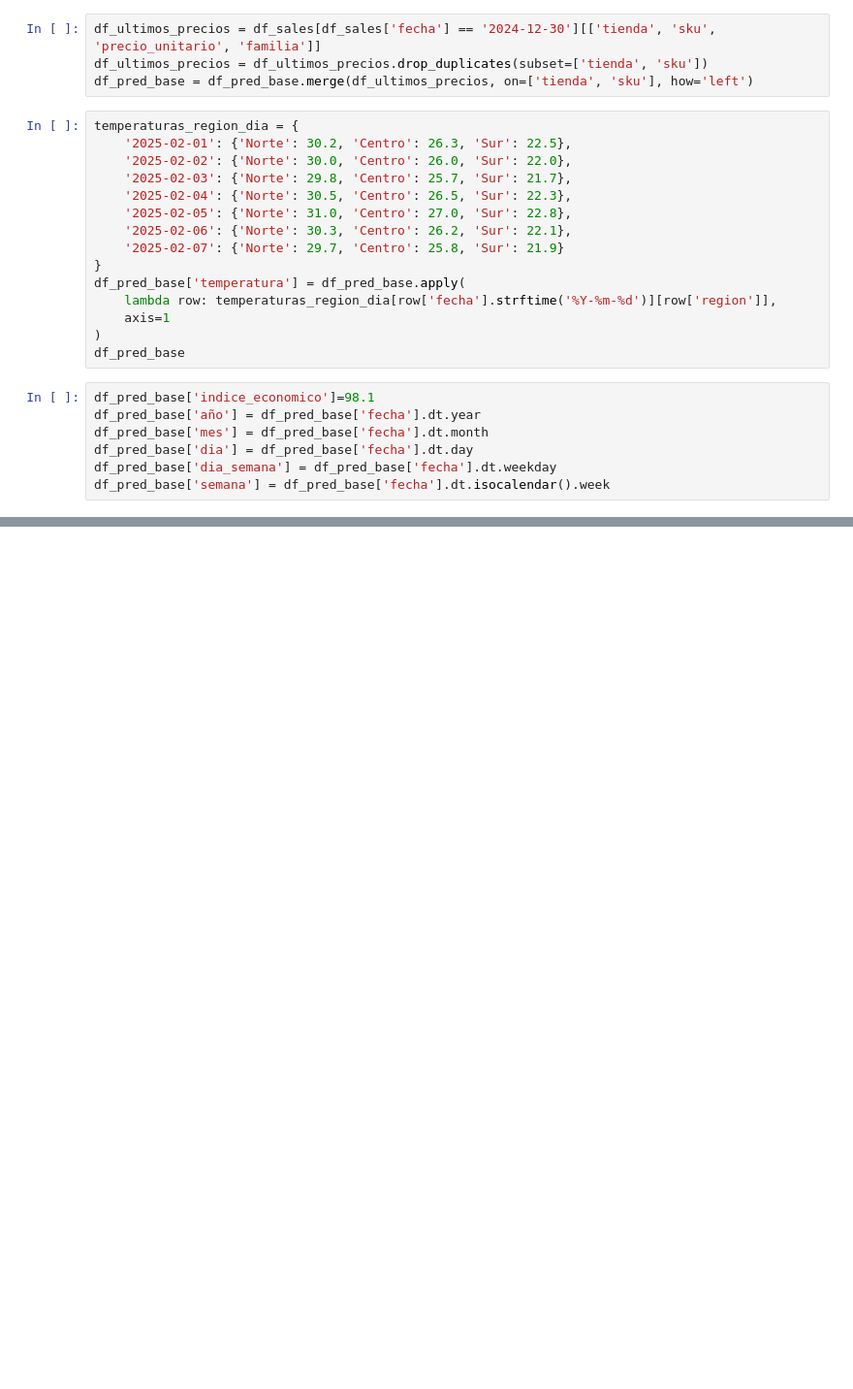
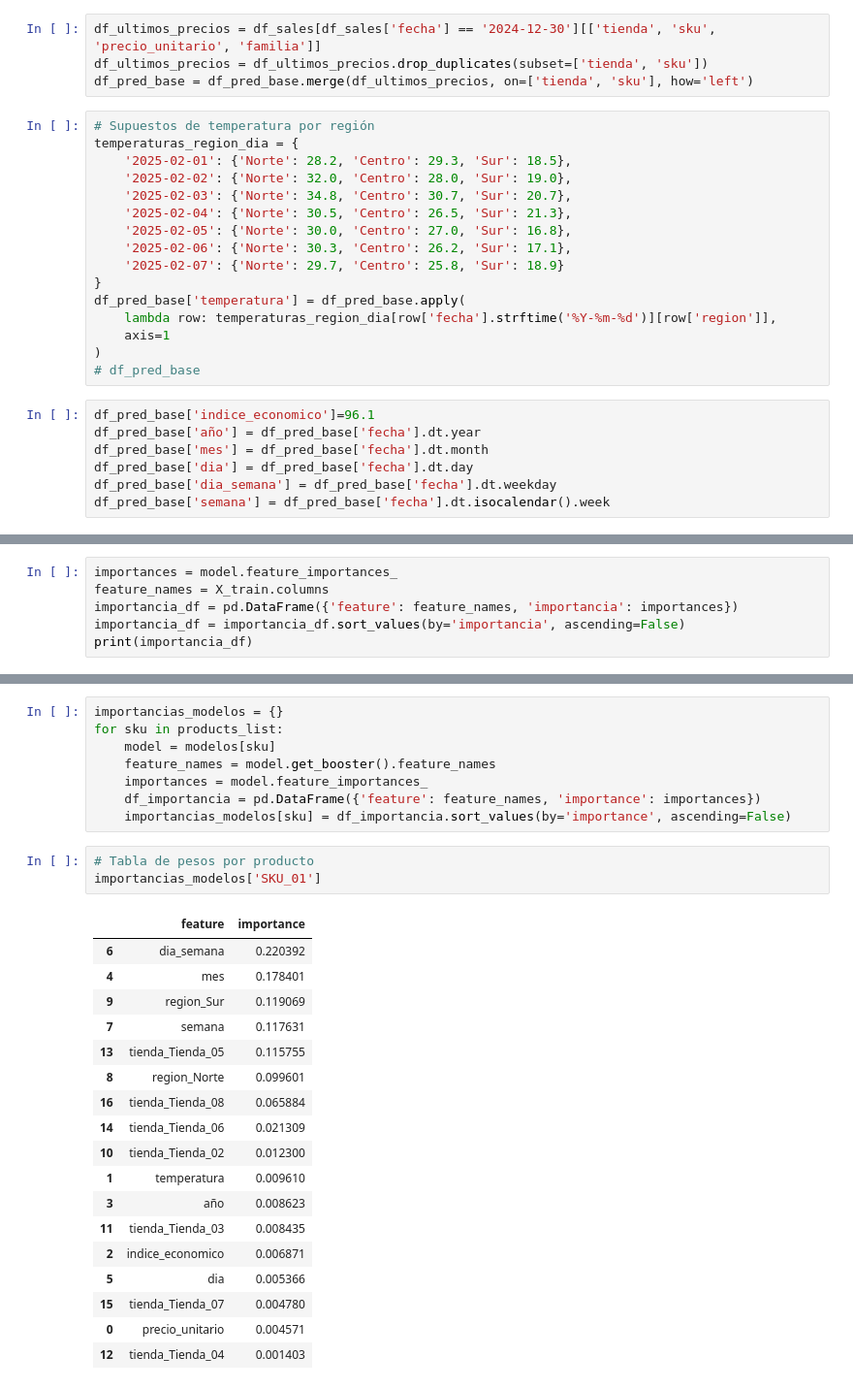
Before and after one commit to crcordova/Optimu-inventary, a Jupyter notebook: sales_forecast.ipynb, the cells around one changed output, grey strips where cells are left out. Shown at 97% size. Saved outputs shown, nothing was run; the diff lists cells and outputs as text; blank space fills up the shorter version.

Commit message:
model foreacst & trasnformation

```diff
--- a/sales_forecast.ipynb
+++ b/sales_forecast.ipynb
@@ -154,22 +147,23 @@ df_ultimos_precios = df_sales[df_sales['fecha'] == '2024-12-30'][['tienda', 'sku
 df_ultimos_precios = df_ultimos_precios.drop_duplicates(subset=['tienda', 'sku'])
 df_pred_base = df_pred_base.merge(df_ultimos_precios, on=['tienda', 'sku'], how='left')
 # %%
+# Supuestos de temperatura por región
 temperaturas_region_dia = {
-    '2025-02-01': {'Norte': 30.2, 'Centro': 26.3, 'Sur': 22.5},
-    '2025-02-02': {'Norte': 30.0, 'Centro': 26.0, 'Sur': 22.0},
-    '2025-02-03': {'Norte': 29.8, 'Centro': 25.7, 'Sur': 21.7},
-    '2025-02-04': {'Norte': 30.5, 'Centro': 26.5, 'Sur': 22.3},
-    '2025-02-05': {'Norte': 31.0, 'Centro': 27.0, 'Sur': 22.8},
-    '2025-02-06': {'Norte': 30.3, 'Centro': 26.2, 'Sur': 22.1},
-    '2025-02-07': {'Norte': 29.7, 'Centro': 25.8, 'Sur': 21.9}
+    '2025-02-01': {'Norte': 28.2, 'Centro': 29.3, 'Sur': 18.5},
+    '2025-02-02': {'Norte': 32.0, 'Centro': 28.0, 'Sur': 19.0},
+    '2025-02-03': {'Norte': 34.8, 'Centro': 30.7, 'Sur': 20.7},
+    '2025-02-04': {'Norte': 30.5, 'Centro': 26.5, 'Sur': 21.3},
+    '2025-02-05': {'Norte': 30.0, 'Centro': 27.0, 'Sur': 16.8},
+    '2025-02-06': {'Norte': 30.3, 'Centro': 26.2, 'Sur': 17.1},
+    '2025-02-07': {'Norte': 29.7, 'Centro': 25.8, 'Sur': 18.9}
 }
 df_pred_base['temperatura'] = df_pred_base.apply(
     lambda row: temperaturas_region_dia[row['fecha'].strftime('%Y-%m-%d')][row['region']],
     axis=1
 )
-df_pred_base
+# df_pred_base
 # %%
-df_pred_base['indice_economico']=98.1
+df_pred_base['indice_economico']=96.1
 df_pred_base['año'] = df_pred_base['fecha'].dt.year
 df_pred_base['mes'] = df_pred_base['fecha'].dt.month
 df_pred_base['dia'] = df_pred_base['fecha'].dt.day
@@ -227,0 +189,6 @@ Predicción terminada.
+# %%
+importances = model.feature_importances_
+feature_names = X_train.columns
+importancia_df = pd.DataFrame({'feature': feature_names, 'importancia': importances})
+importancia_df = importancia_df.sort_values(by='importancia', ascending=False)
+print(importancia_df)
@@ -227,0 +214,30 @@ Predicción terminada.
+# %%
+importancias_modelos = {}
+for sku in products_list:
+    model = modelos[sku]
+    feature_names = model.get_booster().feature_names
+    importances = model.feature_importances_
+    df_importancia = pd.DataFrame({'feature': feature_names, 'importance': importances})
+    importancias_modelos[sku] = df_importancia.sort_values(by='importance', ascending=False)
+# %%
+# Tabla de pesos por producto
+importancias_modelos['SKU_01']
+# %% [output]
+|  | feature | importance |
+| 6 | dia_semana | 0.220392 |
+| 4 | mes | 0.178401 |
+| 9 | region_Sur | 0.119069 |
+| 7 | semana | 0.117631 |
+| 13 | tienda_Tienda_05 | 0.115755 |
+| 8 | region_Norte | 0.099601 |
+| 16 | tienda_Tienda_08 | 0.065884 |
+| 14 | tienda_Tienda_06 | 0.021309 |
+| 10 | tienda_Tienda_02 | 0.012300 |
+| 1 | temperatura | 0.009610 |
+| 3 | año | 0.008623 |
+| 11 | tienda_Tienda_03 | 0.008435 |
+| 2 | indice_economico | 0.006871 |
+| 5 | dia | 0.005366 |
+| 15 | tienda_Tienda_07 | 0.004780 |
+| 0 | precio_unitario | 0.004571 |
+| 12 | tienda_Tienda_04 | 0.001403 |
```
Also changed, not shown: parts of 13 cells of this notebook, 6 other files.
